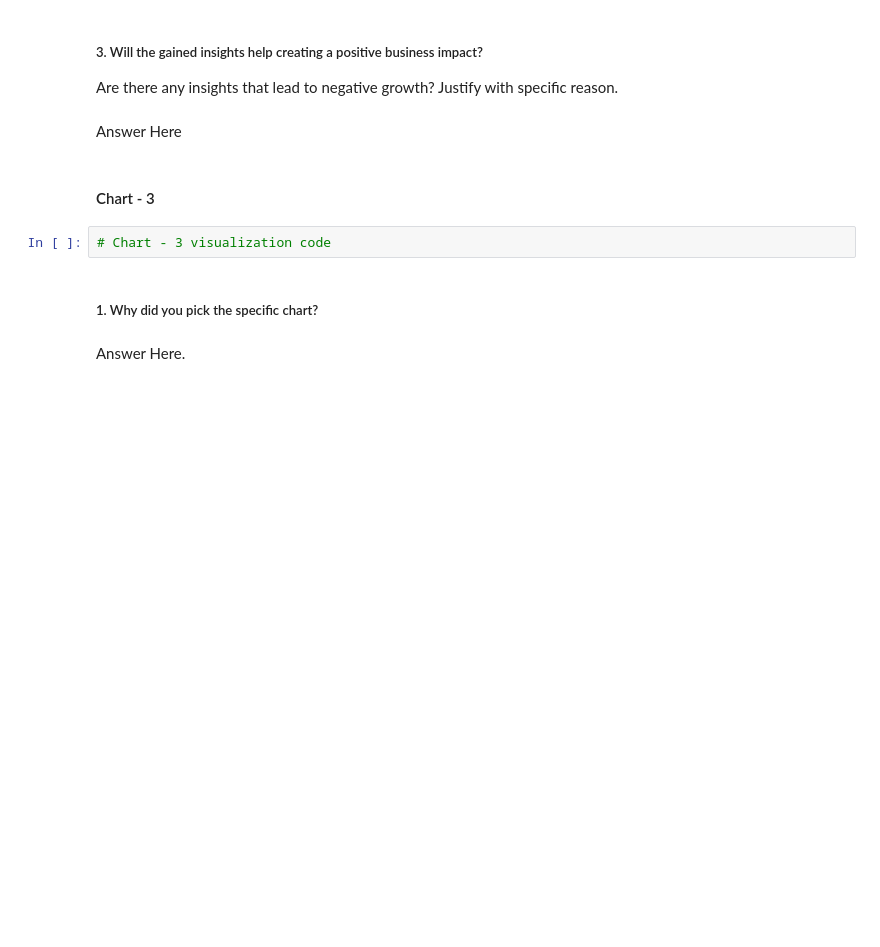
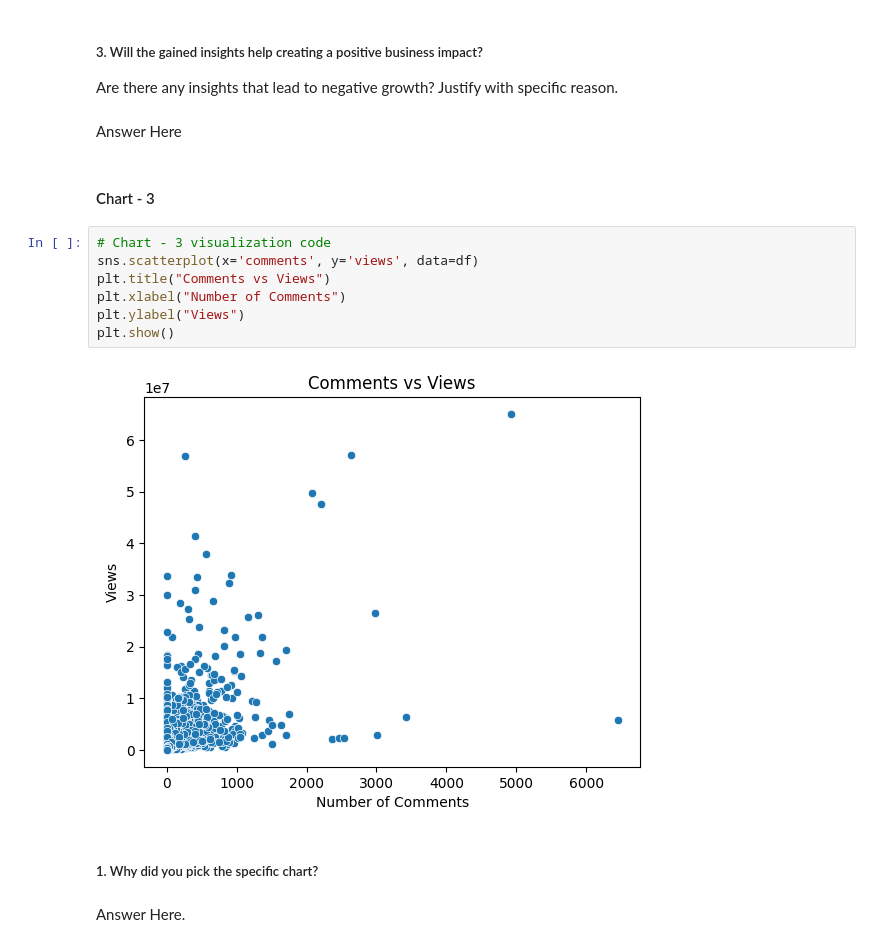
Before and after one commit to drishtigoel083/TedTalksPredictionModel, a Jupyter notebook: Ted_Talk_Views_Prediction.ipynb, the cells around one changed output. Cells and saved outputs as stored; diff of their text form; blank space fills up the shorter version.

```diff
--- a/Ted_Talk_Views_Prediction.ipynb
+++ b/Ted_Talk_Views_Prediction.ipynb
@@ -170,8 +473,15 @@ Are there any insights that lead to negative growth? Justify with specific reaso
 Answer Here
 # %% [markdown]
 #### Chart - 3
-# %%
-# Chart - 3 visualization code
+# %%
+# Chart - 3 visualization code
+sns.scatterplot(x='comments', y='views', data=df)
+plt.title("Comments vs Views")
+plt.xlabel("Number of Comments")
+plt.ylabel("Views")
+plt.show()
+# %% [output]
+[figure, added]
 # %% [markdown]
 ##### 1. Why did you pick the specific chart?
 # %% [markdown]
```
Also changed, not shown: parts of 127 cells of this notebook.
